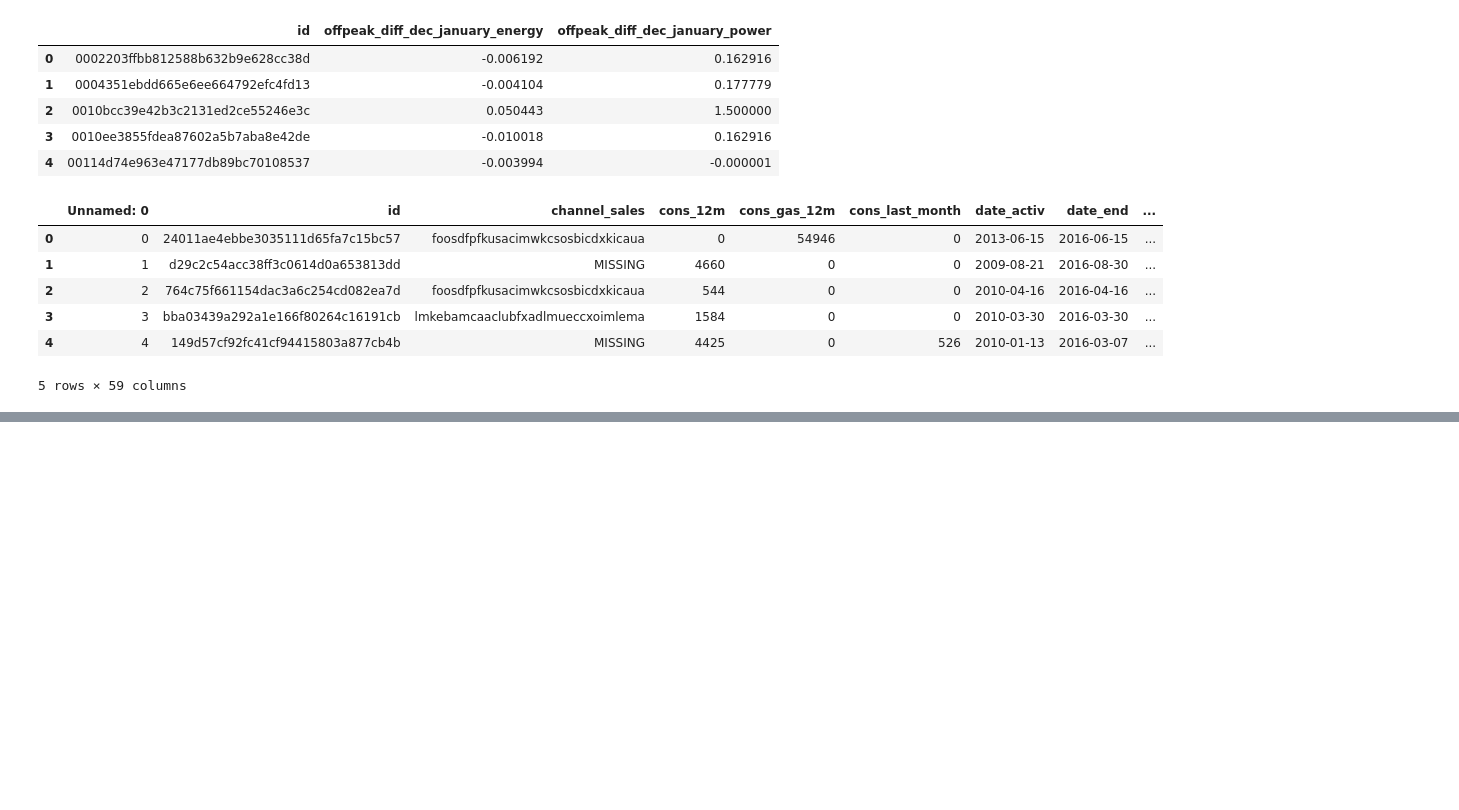
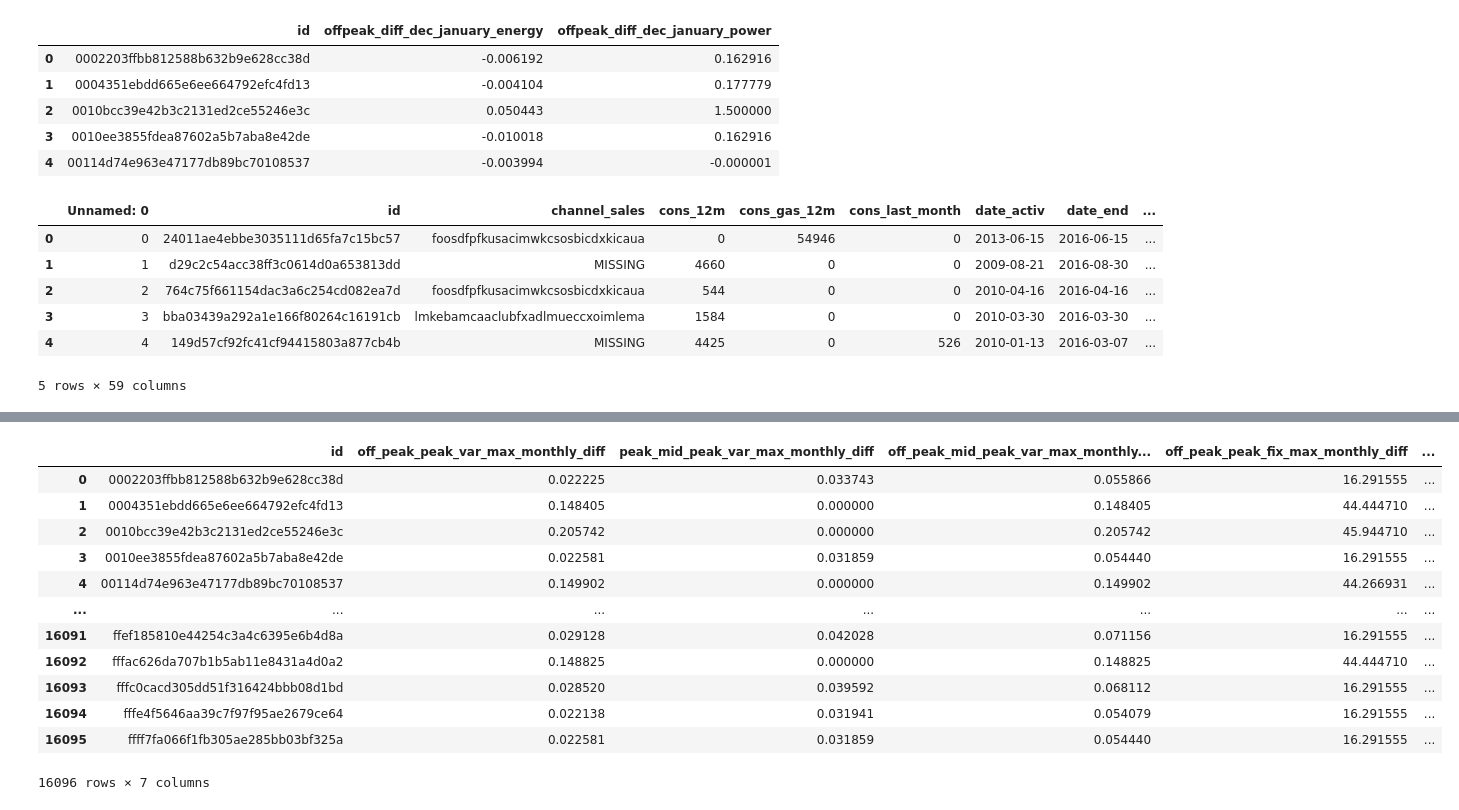
Before and after one commit to yash013/sme_customer_churn_problem, a Jupyter notebook: feature_engineering.ipynb, the cells around one changed output, grey strips where cells are left out. Saved outputs shown, nothing was run; the diff lists cells and outputs as text; code cells hidden in the pictures; blank space fills up the shorter version.

Commit message:
caluating mean_max_month values

```diff
--- a/feature_engineering.ipynb
+++ b/feature_engineering.ipynb
@@ -121,0 +135,10 @@ df.head()
+# %%
+# Aggregate average prices per period by company
+mean_prices_by_month = price_df.groupby(['id', 'price_date']).agg({
+    'price_off_peak_var': 'mean',
+    'price_peak_var': 'mean',
+    'price_mid_peak_var': 'mean',
+    'price_off_peak_fix': 'mean',
+    'price_peak_fix': 'mean',
+    'price_mid_peak_fix': 'mean'
+}).reset_index()
@@ -121,0 +154,43 @@ df.head()
+# %%
+# Calculate the mean difference between consecutive periods
+mean_prices_by_month['off_peak_peak_var_mean_diff'] = mean_prices_by_month['price_off_peak_var'] - mean_prices_by_month['price_peak_var']
+mean_prices_by_month['peak_mid_peak_var_mean_diff'] = mean_prices_by_month['price_peak_var'] - mean_prices_by_month['price_mid_peak_var']
+mean_prices_by_month['off_peak_mid_peak_var_mean_diff'] = mean_prices_by_month['price_off_peak_var'] - mean_prices_by_month['price_mid_peak_var']
+mean_prices_by_month['off_peak_peak_fix_mean_diff'] = mean_prices_by_month['price_off_peak_fix'] - mean_prices_by_month['price_peak_fix']
+mean_prices_by_month['peak_mid_peak_fix_mean_diff'] = mean_prices_by_month['price_peak_fix'] - mean_prices_by_month['price_mid_peak_fix']
+mean_prices_by_month['off_peak_mid_peak_fix_mean_diff'] = mean_prices_by_month['price_off_peak_fix'] - mean_prices_by_month['price_mid_peak_fix']
+# %%
+# getting the maximum monthly difference across time periods
+max_diff_across_periods_months = mean_prices_by_month.groupby(['id']).agg({
+    'off_peak_peak_var_mean_diff': 'max',
+    'peak_mid_peak_var_mean_diff': 'max',
+    'off_peak_mid_peak_var_mean_diff': 'max',
+    'off_peak_peak_fix_mean_diff': 'max',
+    'peak_mid_peak_fix_mean_diff': 'max',
+    'off_peak_mid_peak_fix_mean_diff': 'max'
+}).reset_index().rename(
+    columns={
+        'off_peak_peak_var_mean_diff': 'off_peak_peak_var_max_monthly_diff',
+        'peak_mid_peak_var_mean_diff': 'peak_mid_peak_var_max_monthly_diff',
+        'off_peak_mid_peak_var_mean_diff': 'off_peak_mid_peak_var_max_monthly_diff',
+        'off_peak_peak_fix_mean_diff': 'off_peak_peak_fix_max_monthly_diff',
+        'peak_mid_peak_fix_mean_diff': 'peak_mid_peak_fix_max_monthly_diff',
+        'off_peak_mid_peak_fix_mean_diff': 'off_peak_mid_peak_fix_max_monthly_diff'
+    }
+)
+
+max_diff_across_periods_months
+# %% [output]
+|  | id | off_peak_peak_var_max_monthly_diff | peak_mid_peak_var_max_monthly_diff | off_peak_mid_peak_var_max_monthly... | off_peak_peak_fix_max_monthly_diff | ... |
+| 0 | 0002203ffbb812588b632b9e628cc38d | 0.022225 | 0.033743 | 0.055866 | 16.291555 | ... |
+| 1 | 0004351ebdd665e6ee664792efc4fd13 | 0.148405 | 0.000000 | 0.148405 | 44.444710 | ... |
+| 2 | 0010bcc39e42b3c2131ed2ce55246e3c | 0.205742 | 0.000000 | 0.205742 | 45.944710 | ... |
+| 3 | 0010ee3855fdea87602a5b7aba8e42de | 0.022581 | 0.031859 | 0.054440 | 16.291555 | ... |
+| 4 | 00114d74e963e47177db89bc70108537 | 0.149902 | 0.000000 | 0.149902 | 44.266931 | ... |
+| ... | ... | ... | ... | ... | ... | ... |
+| 16091 | ffef185810e44254c3a4c6395e6b4d8a | 0.029128 | 0.042028 | 0.071156 | 16.291555 | ... |
+| 16092 | fffac626da707b1b5ab11e8431a4d0a2 | 0.148825 | 0.000000 | 0.148825 | 44.444710 | ... |
+| 16093 | fffc0cacd305dd51f316424bbb08d1bd | 0.028520 | 0.039592 | 0.068112 | 16.291555 | ... |
+| 16094 | fffe4f5646aa39c7f97f95ae2679ce64 | 0.022138 | 0.031941 | 0.054079 | 16.291555 | ... |
+| 16095 | ffff7fa066f1fb305ae285bb03bf325a | 0.022581 | 0.031859 | 0.054440 | 16.291555 | ... |
+16096 rows × 7 columns
```
Also changed, not shown: parts of 5 cells of this notebook.
